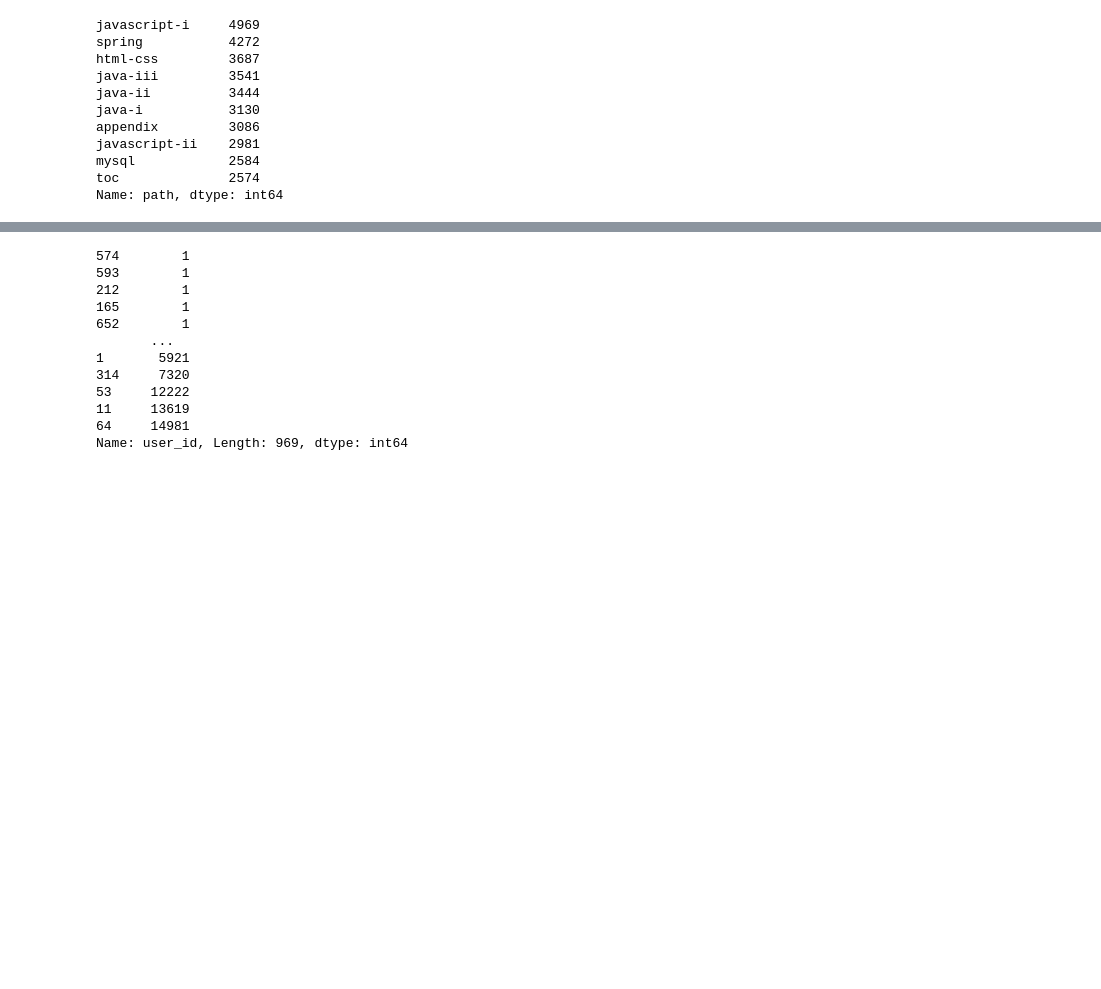
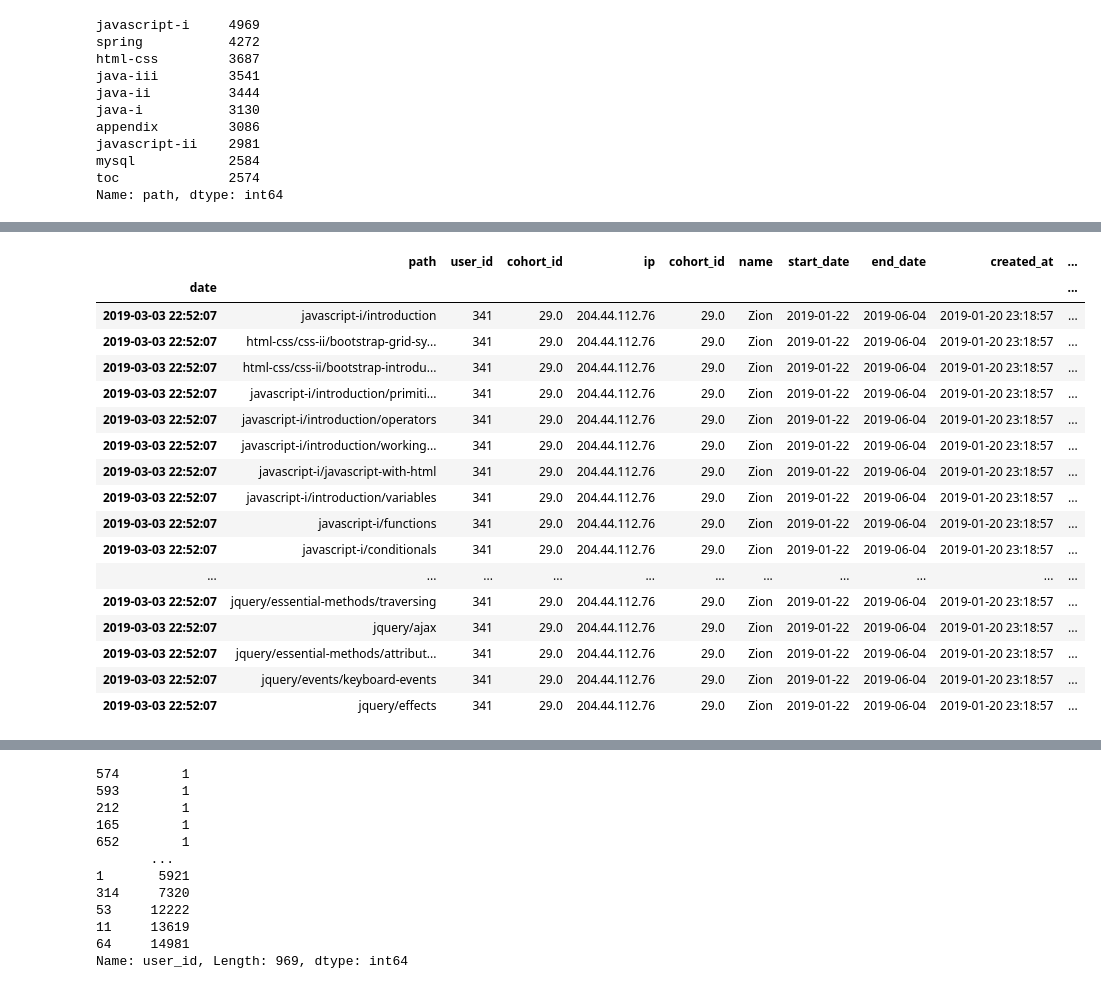
Before and after one commit to Joshua-C-Bryant/anomaly-detection-exercises, a Jupyter notebook: anomaly-detection-project.ipynb, the cells around one changed output, grey strips where cells are left out. Cells and saved outputs as stored; diff of their text form; code cells hidden in the pictures; blank space fills up the shorter version.

```diff
--- a/anomaly-detection-project.ipynb
+++ b/anomaly-detection-project.ipynb
@@ -435,0 +661,21 @@ Name: path, dtype: int64
+# %%
+df[df.index == '2019-03-03 22:52:07']
+# %% [output]
+|  | path | user_id | cohort_id | ip | cohort_id | name | start_date | end_date | created_at | ... |
+| date |  |  |  |  |  |  |  |  |  | ... |
+| 2019-03-03 22:52:07 | javascript-i/introduction | 341 | 29.0 | 204.44.112.76 | 29.0 | Zion | 2019-01-22 | 2019-06-04 | 2019-01-20 23:18:57 | ... |
+| 2019-03-03 22:52:07 | html-css/css-ii/bootstrap-grid-sy... | 341 | 29.0 | 204.44.112.76 | 29.0 | Zion | 2019-01-22 | 2019-06-04 | 2019-01-20 23:18:57 | ... |
+| 2019-03-03 22:52:07 | html-css/css-ii/bootstrap-introdu... | 341 | 29.0 | 204.44.112.76 | 29.0 | Zion | 2019-01-22 | 2019-06-04 | 2019-01-20 23:18:57 | ... |
+| 2019-03-03 22:52:07 | javascript-i/introduction/primiti... | 341 | 29.0 | 204.44.112.76 | 29.0 | Zion | 2019-01-22 | 2019-06-04 | 2019-01-20 23:18:57 | ... |
+| 2019-03-03 22:52:07 | javascript-i/introduction/operators | 341 | 29.0 | 204.44.112.76 | 29.0 | Zion | 2019-01-22 | 2019-06-04 | 2019-01-20 23:18:57 | ... |
+| 2019-03-03 22:52:07 | javascript-i/introduction/working... | 341 | 29.0 | 204.44.112.76 | 29.0 | Zion | 2019-01-22 | 2019-06-04 | 2019-01-20 23:18:57 | ... |
+| 2019-03-03 22:52:07 | javascript-i/javascript-with-html | 341 | 29.0 | 204.44.112.76 | 29.0 | Zion | 2019-01-22 | 2019-06-04 | 2019-01-20 23:18:57 | ... |
+| 2019-03-03 22:52:07 | javascript-i/introduction/variables | 341 | 29.0 | 204.44.112.76 | 29.0 | Zion | 2019-01-22 | 2019-06-04 | 2019-01-20 23:18:57 | ... |
+| 2019-03-03 22:52:07 | javascript-i/functions | 341 | 29.0 | 204.44.112.76 | 29.0 | Zion | 2019-01-22 | 2019-06-04 | 2019-01-20 23:18:57 | ... |
+| 2019-03-03 22:52:07 | javascript-i/conditionals | 341 | 29.0 | 204.44.112.76 | 29.0 | Zion | 2019-01-22 | 2019-06-04 | 2019-01-20 23:18:57 | ... |
+| ... | ... | ... | ... | ... | ... | ... | ... | ... | ... | ... |
+| 2019-03-03 22:52:07 | jquery/essential-methods/traversing | 341 | 29.0 | 204.44.112.76 | 29.0 | Zion | 2019-01-22 | 2019-06-04 | 2019-01-20 23:18:57 | ... |
+| 2019-03-03 22:52:07 | jquery/ajax | 341 | 29.0 | 204.44.112.76 | 29.0 | Zion | 2019-01-22 | 2019-06-04 | 2019-01-20 23:18:57 | ... |
+| 2019-03-03 22:52:07 | jquery/essential-methods/attribut... | 341 | 29.0 | 204.44.112.76 | 29.0 | Zion | 2019-01-22 | 2019-06-04 | 2019-01-20 23:18:57 | ... |
+| 2019-03-03 22:52:07 | jquery/events/keyboard-events | 341 | 29.0 | 204.44.112.76 | 29.0 | Zion | 2019-01-22 | 2019-06-04 | 2019-01-20 23:18:57 | ... |
+| 2019-03-03 22:52:07 | jquery/effects | 341 | 29.0 | 204.44.112.76 | 29.0 | Zion | 2019-01-22 | 2019-06-04 | 2019-01-20 23:18:57 | ... |
```
Also changed, not shown: parts of 41 cells of this notebook.
